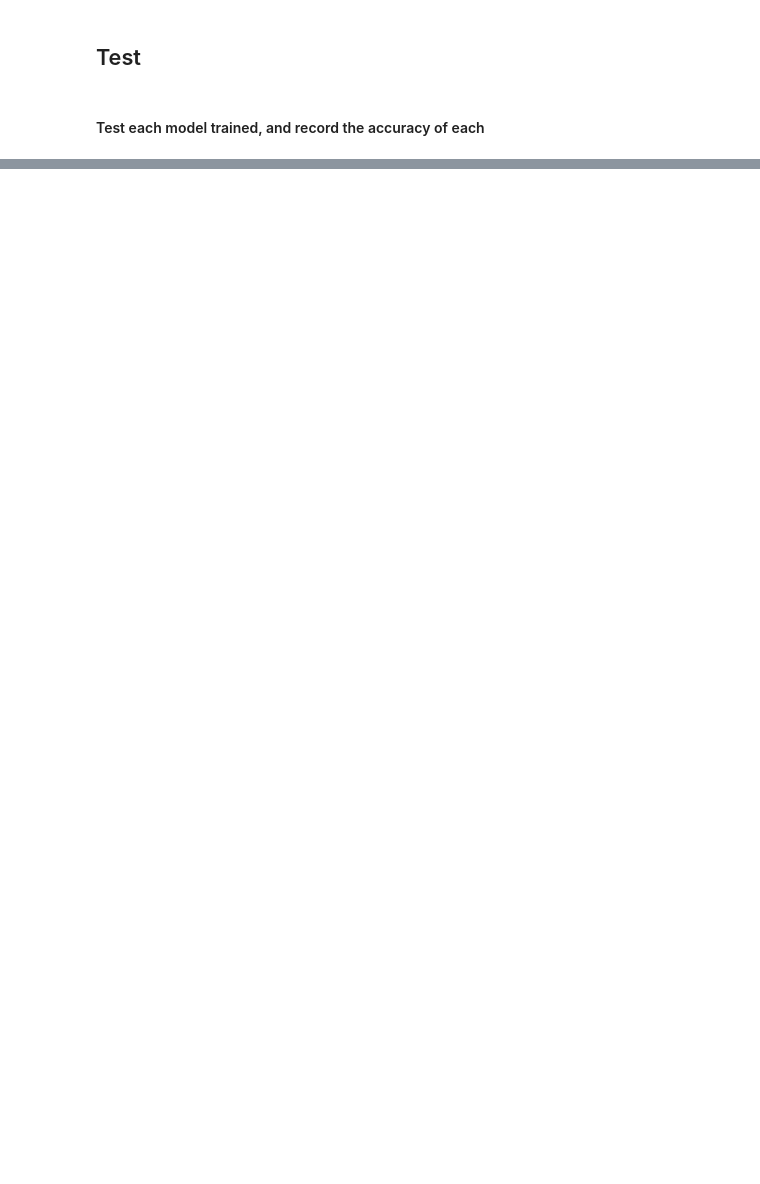
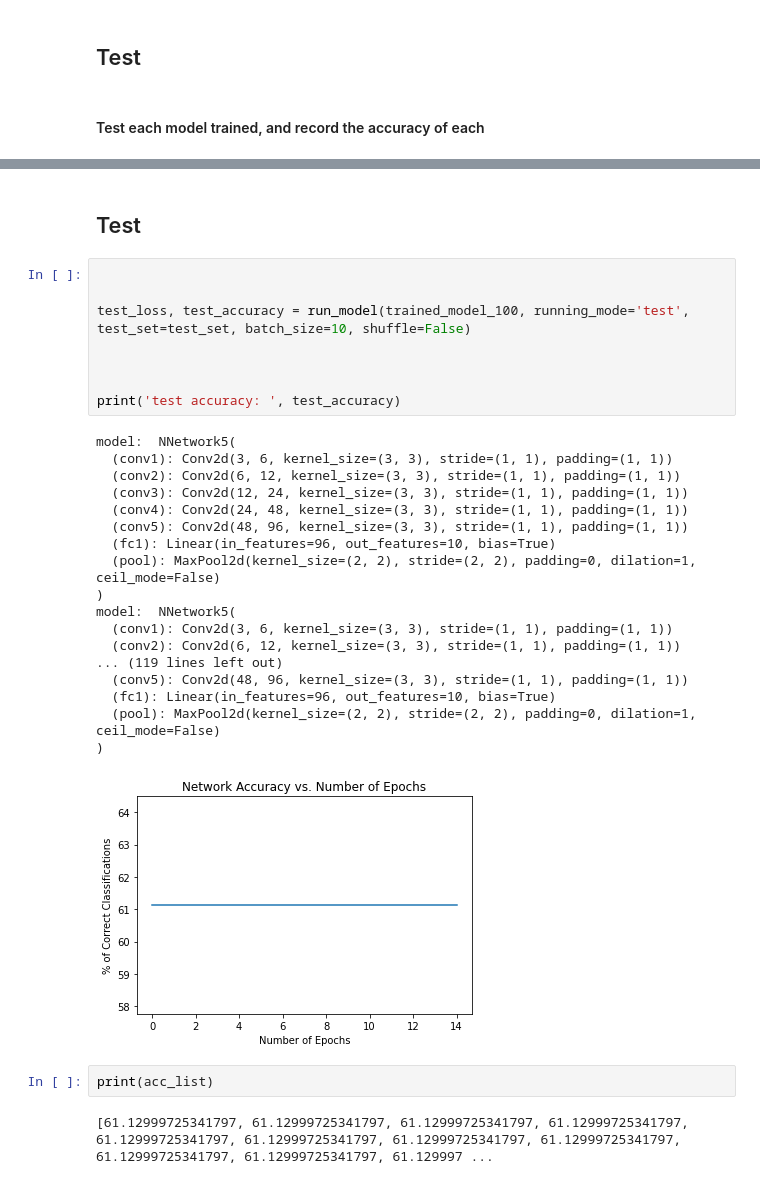
Before and after one commit to lmachlab/CIFAR10_classifier, a Jupyter notebook: nn.ipynb, the cells around one changed output, grey strips where cells are left out. Cells and saved outputs as stored; diff of their text form; blank space fills up the shorter version.

```diff
--- a/nn.ipynb
+++ b/nn.ipynb
@@ -278,0 +410,33 @@ plt.show()
+# %% [markdown]
+## Test
+# %%
+
+
+test_loss, test_accuracy = run_model(trained_model_100, running_mode='test', test_set=test_set, batch_size=10, shuffle=False)
+
+
+
+print('test accuracy: ', test_accuracy)
+# %% [output]
+model:  NNetwork5(
+  (conv1): Conv2d(3, 6, kernel_size=(3, 3), stride=(1, 1), padding=(1, 1))
+  (conv2): Conv2d(6, 12, kernel_size=(3, 3), stride=(1, 1), padding=(1, 1))
+  (conv3): Conv2d(12, 24, kernel_size=(3, 3), stride=(1, 1), padding=(1, 1))
+  (conv4): Conv2d(24, 48, kernel_size=(3, 3), stride=(1, 1), padding=(1, 1))
+  (conv5): Conv2d(48, 96, kernel_size=(3, 3), stride=(1, 1), padding=(1, 1))
+  (fc1): Linear(in_features=96, out_features=10, bias=True)
+  (pool): MaxPool2d(kernel_size=(2, 2), stride=(2, 2), padding=0, dilation=1, ceil_mode=False)
+)
+model:  NNetwork5(
+  (conv1): Conv2d(3, 6, kernel_size=(3, 3), stride=(1, 1), padding=(1, 1))
+  (conv2): Conv2d(6, 12, kernel_size=(3, 3), stride=(1, 1), padding=(1, 1))
+... (119 lines left out)
+  (conv5): Conv2d(48, 96, kernel_size=(3, 3), stride=(1, 1), padding=(1, 1))
+  (fc1): Linear(in_features=96, out_features=10, bias=True)
+  (pool): MaxPool2d(kernel_size=(2, 2), stride=(2, 2), padding=0, dilation=1, ceil_mode=False)
+)
+[figure, added]
+# %%
+print(acc_list)
+# %% [output]
+[61.12999725341797, 61.12999725341797, 61.12999725341797, 61.12999725341797, 61.12999725341797, 61.12999725341797, 61.12999725341797, 61.12999725341797, 61.12999725341797, 61.12999725341797, 61.129997 ...
```
Also changed, not shown: parts of 13 cells of this notebook.
